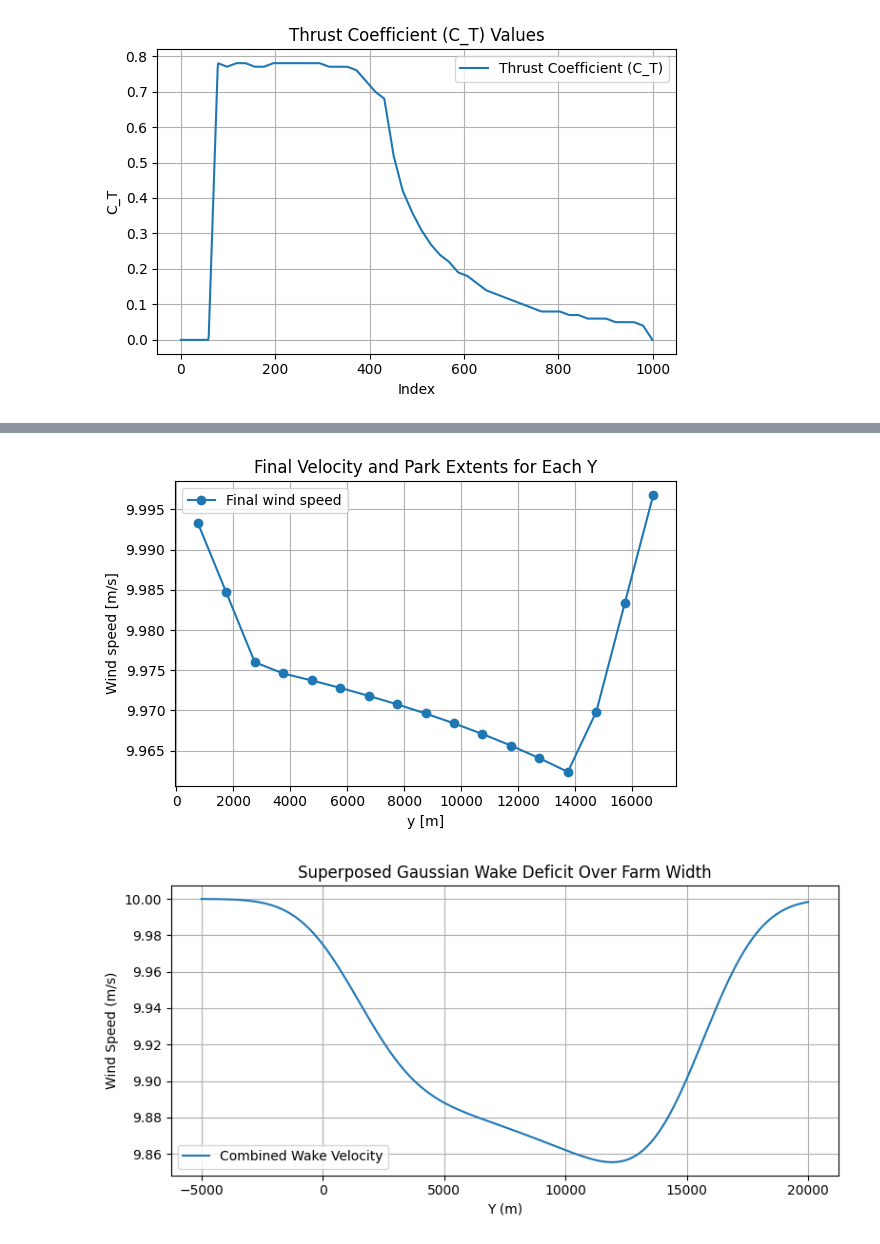
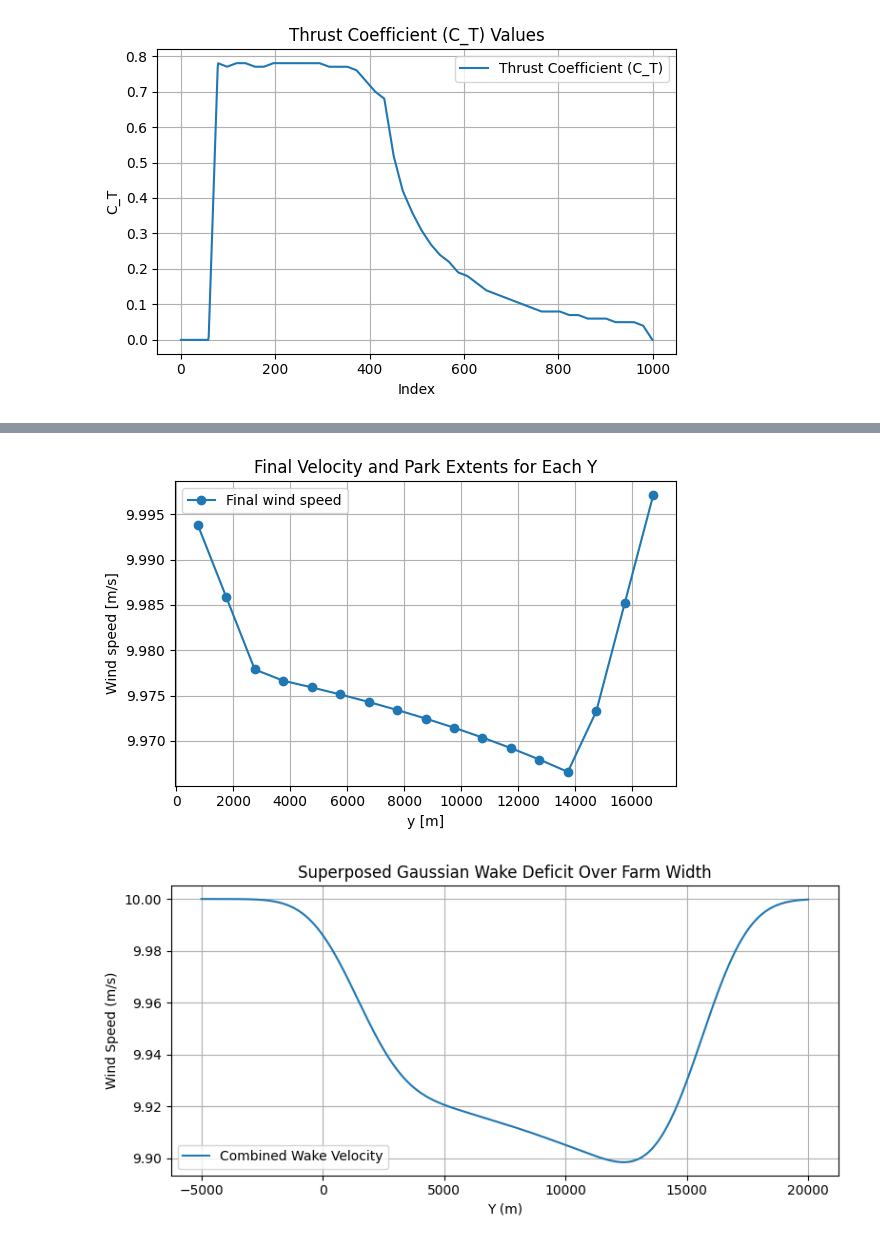
Before and after one commit to marcinsadowy/WTABL, a Jupyter notebook: ArbitraryLayouts/ArbitraryTDMctVar.ipynb, the cells around one changed output, grey strips where cells are left out. Cells and saved outputs as stored; diff of their text form; code cells hidden in the pictures.

```diff
--- a/ArbitraryLayouts/ArbitraryTDMctVar.ipynb
+++ b/ArbitraryLayouts/ArbitraryTDMctVar.ipynb
@@ -146,7 +146,7 @@ corner_points = [(0, 0), (0, 20000), (4000, 20000), (4000, 0)] # Rectangle
 #corner_points = [(x * 100, y * 100) for x, y in corner_points]
 rotation_degrees = theta_deg
 mirror_axis = 'x'
-recovery_x_end = 20000  # set recovery limit
+recovery_x_end = 5660*4  # set recovery limit
 
 # Generate mask
 mask_2d, x_range, y_range = create_wind_farm_mask(
@@ -425,11 +425,11 @@ plt.grid(True)
 plt.tight_layout()
 plt.show()
 # %% [output]
-[figure, old version]
+[figure, new version]
 # %%
 # Weighted Wake Distribution
 U_inf = 10.0
-k_w = 0.05
+k_w = 0.035
 # Recovery length has  to be variable for each y-row
 
 # Common lateral array across farm width
@@ -469,31 +469,31 @@ U_C = np.mean(u_ci_array)
 U_S_array = []
 
 for i in range(len(final_velocity_profile)):
     weight = u_ci_array[i] / U_C
     vel = weight * u_si_array[i][:]
     U_S_array.append(U_inf/len(final_velocity_data) - vel)
 
 for i in range(len(final_velocity_profile)):
     total_deficit += U_S_array[i]
 
 final_waked_velocity_1 = total_deficit
 
 plt.figure(figsize=(8, 4))
 #plt.plot(y, u_w_combined, label='Combined Wake Velocity')
 plt.plot(y, final_waked_velocity_1, label='Combined Wake Velocity')
 plt.xlabel('Y (m)')
 plt.ylabel('Wind Speed (m/s)')
 plt.title('Superposed Gaussian Wake Deficit Over Farm Width')
 plt.legend()
 plt.grid(True)
 
 # Turn off scientific notation for both axes
 ax = plt.gca()
 ax.xaxis.set_major_formatter(mticker.ScalarFormatter(useMathText=False))
 ax.yaxis.set_major_formatter(mticker.ScalarFormatter(useMathText=False))
 ax.ticklabel_format(useOffset=False, style='plain')
 
 plt.tight_layout()
 plt.show()
 # %% [output]
-[figure, old version]
+[figure, new version]
```
Also changed, not shown: parts of 1 cell of this notebook, 8 other files.
